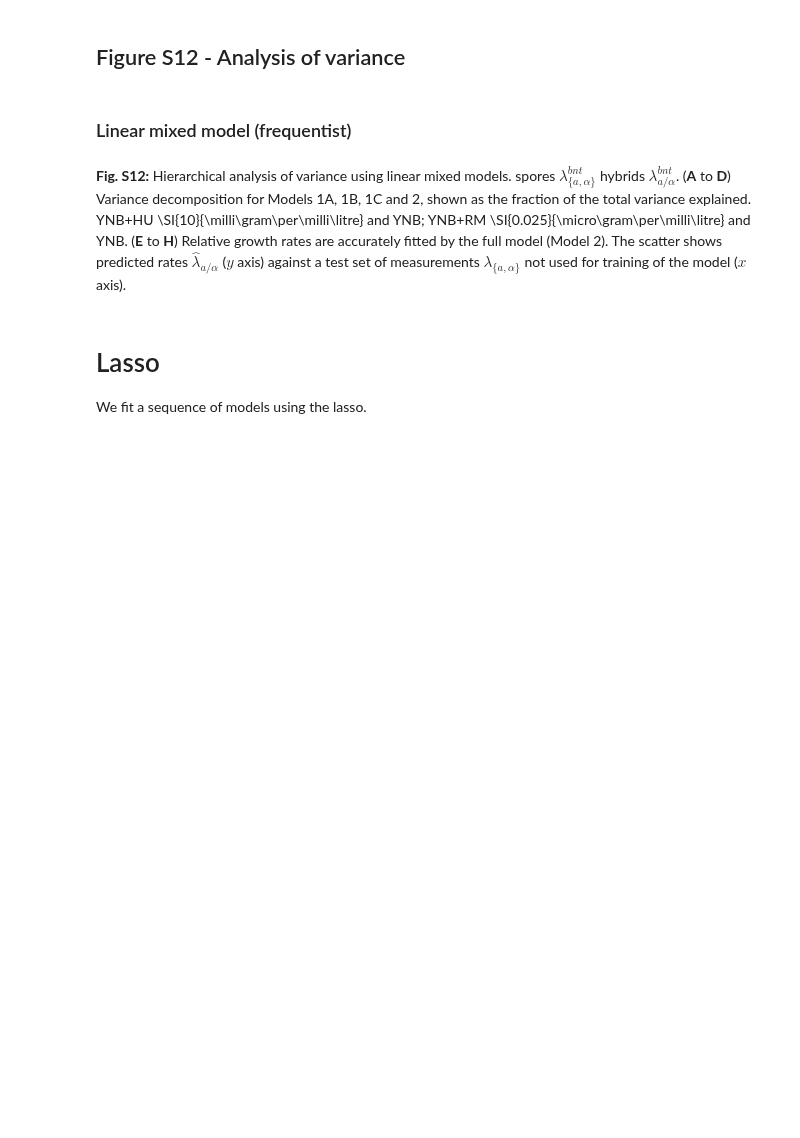
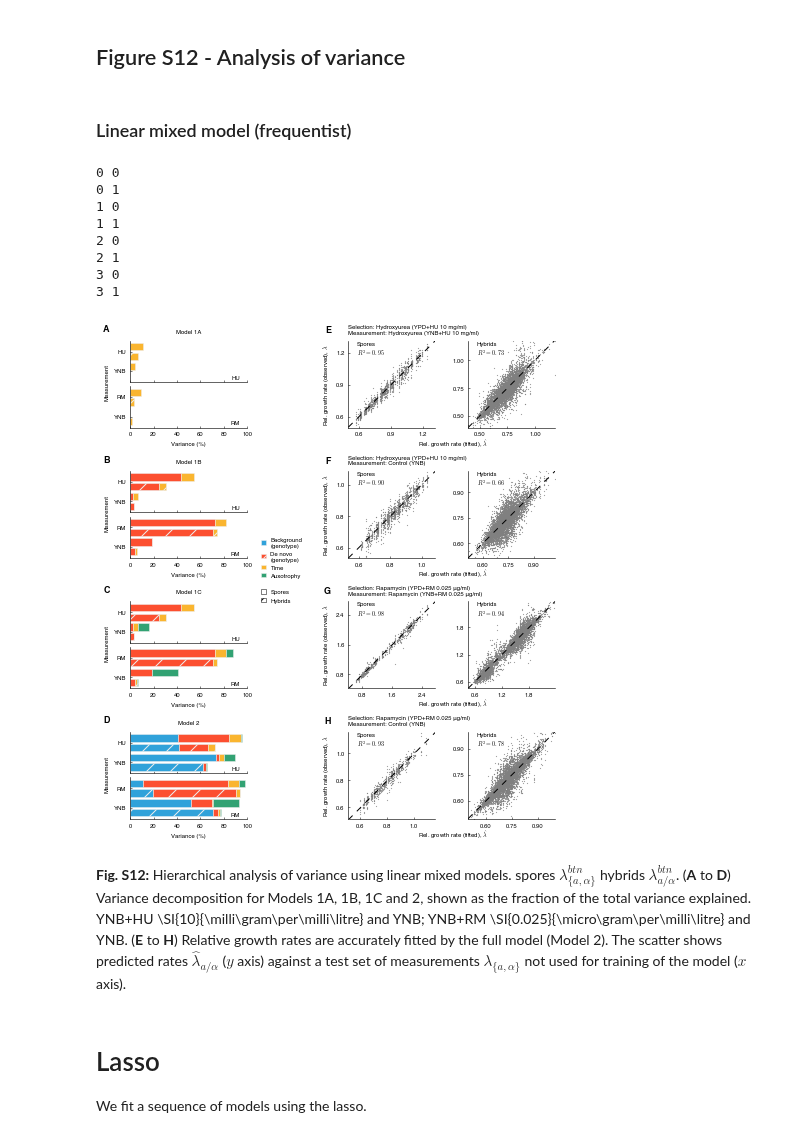
Before and after one commit to ivazquez/clonal-heterogeneity, a Jupyter notebook: src/figure4.ipynb, the cells around one changed output. Saved outputs shown, nothing was run; the diff lists cells and outputs as text; code cells hidden in the pictures; blank space fills up the shorter version.

```diff
--- a/src/figure4.ipynb
+++ b/src/figure4.ipynb
@@ -276,7 +276,7 @@ for (ii, (env_evo, env_test)) in enumerate([('HU','HU'),('RM','RM')]):
 
     ax1.set_title('Spores (haploid)', fontsize=6, y=1)
     ax1.set_xlabel('')
-    ax1.set_ylabel(r'Rel. growth rate, $\lambda^{bnt}_{a/\alpha}$', fontsize=6, labelpad=2)
+    ax1.set_ylabel(r'Rel. growth rate, $\lambda^{btn}_{a/\alpha}$', fontsize=6, labelpad=2)
 
     ### hybrids barplot ###
     ax2 = plt.subplot(gs[(env_evo,'barplot')][7:], sharey=ax1)
@@ -669,7 +683,7 @@ for (ii, (env_evo, env_test)) in enumerate([('HU','HU'),('HU','YNB'),('RM','RM')
     yticklabels = []
     vmax = max(np.nanmin(H), np.nanmax(H), key=abs)
     vmin = -vmax
-    legend_title = r'$\lambda^{bnt}_{a/\alpha}$'
+    legend_title = r'$\lambda^{btn}_{a/\alpha}$'
 
     plot.heatmap_hybrids(H, ax, title,
                          xlabel, ylabel, xticklabels, yticklabels,
@@ -823,7 +825,7 @@ for (ii, (env_evo, env_test)) in enumerate([('HU','YNB'),('RM','YNB')]):
 
     ax1.set_title('Spores (haploid)', fontsize=6)
     ax1.set_xlabel('')
-    ax1.set_ylabel(r'Rel. growth rate, $\lambda^{bnt}_{a/\alpha}$', fontsize=6, labelpad=2)
+    ax1.set_ylabel(r'Rel. growth rate, $\lambda^{btn}_{a/\alpha}$', fontsize=6, labelpad=2)
 
     ### hybrids barplot ###
     ax2 = plt.subplot(gs[(env_evo,'barplot')][7:], sharey=ax1)
@@ -1105,11 +1099,11 @@ for ii, formula in enumerate(['Model 1A', 'Model 1B', 'Model 1C', 'Model 2']):
             'C(genotype_long)':'De novo\n(genotype)',
             'C(auxotrophy)':'Auxotrophy',
             'C(individual)':'Background\n(genotype)',
-            'C(replicate)':'measurement\nerror'
+            'C(replicate)':'Measurement\nerror'
         }
     )
 
-    order = ['Background\n(genotype)','De novo\n(genotype)','Time','Auxotrophy']#,'measurement\nerror']
+    order = ['Background\n(genotype)','De novo\n(genotype)','Time','Auxotrophy']#,'Measurement\nerror']
     order = [val for val in order if val in df.columns]
     df = df[order]
 
@@ -1144,7 +1138,7 @@ for ii, formula in enumerate(['Model 1A', 'Model 1B', 'Model 1C', 'Model 2']):
         # x-axis
         ax.set_xlabel('Variance (%)', fontsize=6)
         xscale = 1e-2
-        xticks = ticker.FuncFormatter(lambda x, pos: '{0:g}'.format(x/scale_x))
+        xticks = ticker.FuncFormatter(lambda x, pos: '{0:g}'.format(x/xscale))
         ax.xaxis.set_major_formatter(xticks)
         ax.set_xlim((0,1))
 
@@ -1164,7 +1158,7 @@ for ii, formula in enumerate(['Model 1A', 'Model 1B', 'Model 1C', 'Model 2']):
 
 ax = plt.subplot(gs[('anova', 'Model 2')][0])
 
-leg1 = ax.legend(bbox_to_anchor=(1.1, 5), ncol=1,
+leg1 = ax.legend(bbox_to_anchor=(1.1, 4.65), ncol=1,
                  frameon=False, loc='lower left', borderaxespad=0.,
                  handlelength=0.75, prop={'size':6})
 
@@ -1176,7 +1170,7 @@ h_artist = patches.Rectangle((0,0), width=1, height=1, hatch='///',
                              facecolor='w', edgecolor='k')
 
 leg2 = ax.legend([s_artist,h_artist], ['Spores','Hybrids'],
-                 bbox_to_anchor=(1.1, 4.75), ncol=1,
+                 bbox_to_anchor=(1.1, 4.5), ncol=1,
                  frameon=False, loc='upper left', borderaxespad=0.,
                  handlelength=0.75, prop={'size':6})
 
@@ -1224,34 +1218,44 @@ for jj, ((env_evo, env_test), g) in enumerate(model_s[formula].groupby(level=['s
 
         # variance explained
         factors = [each for each in anova.index if each != 'Residual']
         var_total = np.sum([lmm.variance_explained(factor, anova) for factor in factors])
         ax.annotate('{}\n$R^2={:.2f}$'.format(label, var_total),
                     xy=(.1, .9), xycoords="axes fraction",
                     ha='left', va='center', fontsize=6)
 
         # x-axis
         ax.set_xlim(ymin-.1*yrange, ymax+.1*yrange)
-#         ax.xaxis.set_major_locator( ticker.MaxNLocator(nbins = 4) )
+        ax.xaxis.set_major_locator( ticker.MaxNLocator(nbins = 4) )
 
         # y-axis
         ax.set_ylim(ymin-.1*yrange, ymax+.1*yrange)
-#         ax.yaxis.set_minor_locator( ticker.MaxNLocator(nbins = 4) )
+        ax.yaxis.set_major_locator( ticker.MaxNLocator(nbins = 4) )
 
-        ax.set_aspect('equal')#, adjustable='box')
+        ax.set_aspect('equal', adjustable='box')
 
         if kk==0:
             ax.annotate(r'Rel. growth rate (fitted), $\hat{\lambda}$',
-                        xy=(1.05, -0.175), xycoords="axes fraction",
+                        xy=(1.2, -0.175), xycoords="axes fraction",
                         ha='center', va='center', annotation_clip=False, fontsize=6)
             ax.set_ylabel(r'Rel. growth rate (observed), $\lambda$', fontsize=6)
 
 for ax in fig.get_axes():
     ax.tick_params(axis='both', which='major', labelsize=6, size=2)
     ax.tick_params(axis='both', which='minor', labelsize=6, size=0)
 
     for loc in ['top','bottom','left','right']:
         ax.spines[loc].set_linewidth(.6)
 
 fig.savefig(dir_supp+'figures/supp_figure_pheno_cross/supp_figure_pheno_cross_lmm.png', dpi=300, bbox_inches='tight')
 fig.savefig(dir_supp+'figures/supp_figure_pheno_cross/supp_figure_pheno_cross_lmm.svg', dpi=300, bbox_inches='tight')
 plt.show()
+# %% [output]
+0 0
+0 1
+1 0
+1 1
+2 0
+2 1
+3 0
+3 1
+[figure, added]
@@ -1260,5 +1262,5 @@ plt.show()
 # %% [markdown]
-**Fig. S12:** Hierarchical analysis of variance using linear mixed models. spores $\lambda_{\{a,\alpha\}}^{bnt}$ hybrids $\lambda_{a/\alpha}^{bnt}$. (**A** to **D**) Variance decomposition for Models 1A, 1B, 1C and 2, shown as the fraction of the total variance explained. YNB+HU \SI{10}{\milli\gram\per\milli\litre} and YNB; YNB+RM \SI{0.025}{\micro\gram\per\milli\litre} and YNB. (**E** to **H**) Relative growth rates are accurately fitted by the full model (Model 2). The scatter shows predicted rates $\hat{\lambda}_{a/\alpha}$ ($y$ axis) against a test set of measurements $\lambda_{\{a,\alpha\}}$ not used for training of the model ($x$ axis).
+**Fig. S12:** Hierarchical analysis of variance using linear mixed models. spores $\lambda_{\{a,\alpha\}}^{btn}$ hybrids $\lambda_{a/\alpha}^{btn}$. (**A** to **D**) Variance decomposition for Models 1A, 1B, 1C and 2, shown as the fraction of the total variance explained. YNB+HU \SI{10}{\milli\gram\per\milli\litre} and YNB; YNB+RM \SI{0.025}{\micro\gram\per\milli\litre} and YNB. (**E** to **H**) Relative growth rates are accurately fitted by the full model (Model 2). The scatter shows predicted rates $\hat{\lambda}_{a/\alpha}$ ($y$ axis) against a test set of measurements $\lambda_{\{a,\alpha\}}$ not used for training of the model ($x$ axis).
 # %%
 from lmer import *
 
```
Also changed, not shown: parts of 4 cells of this notebook, 1 other file.
